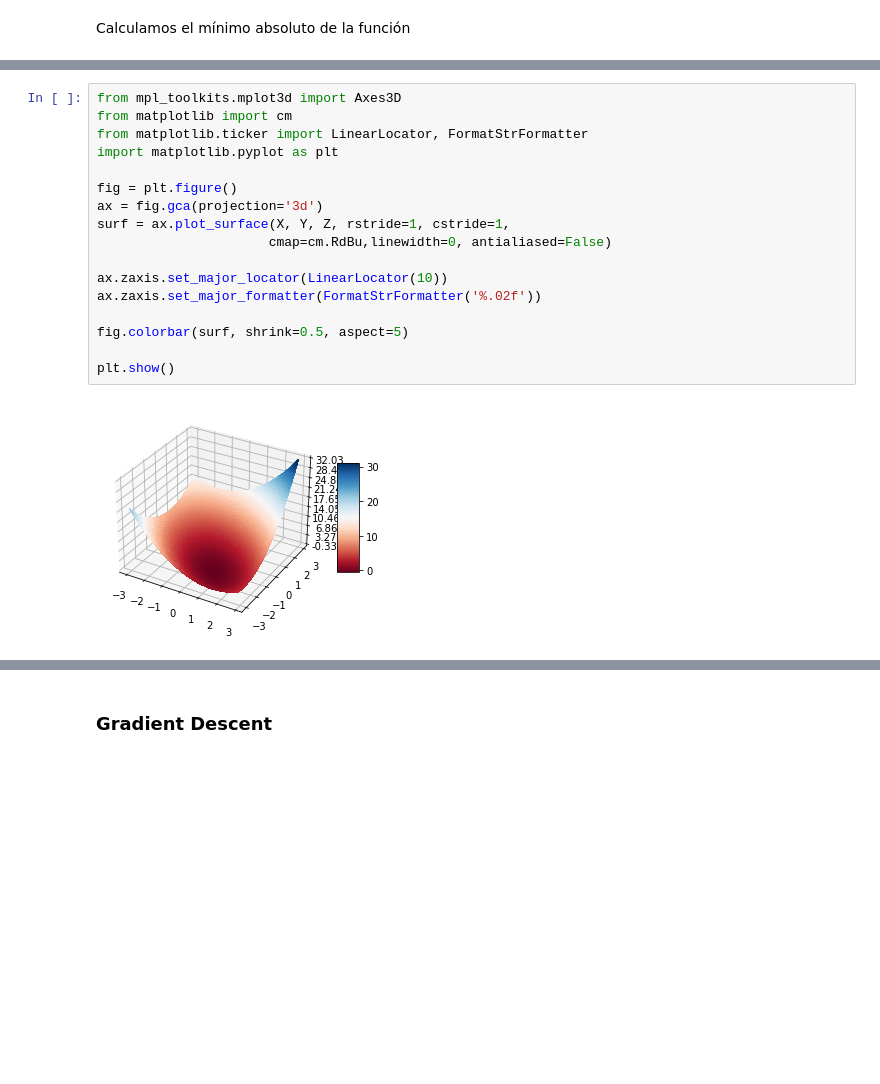
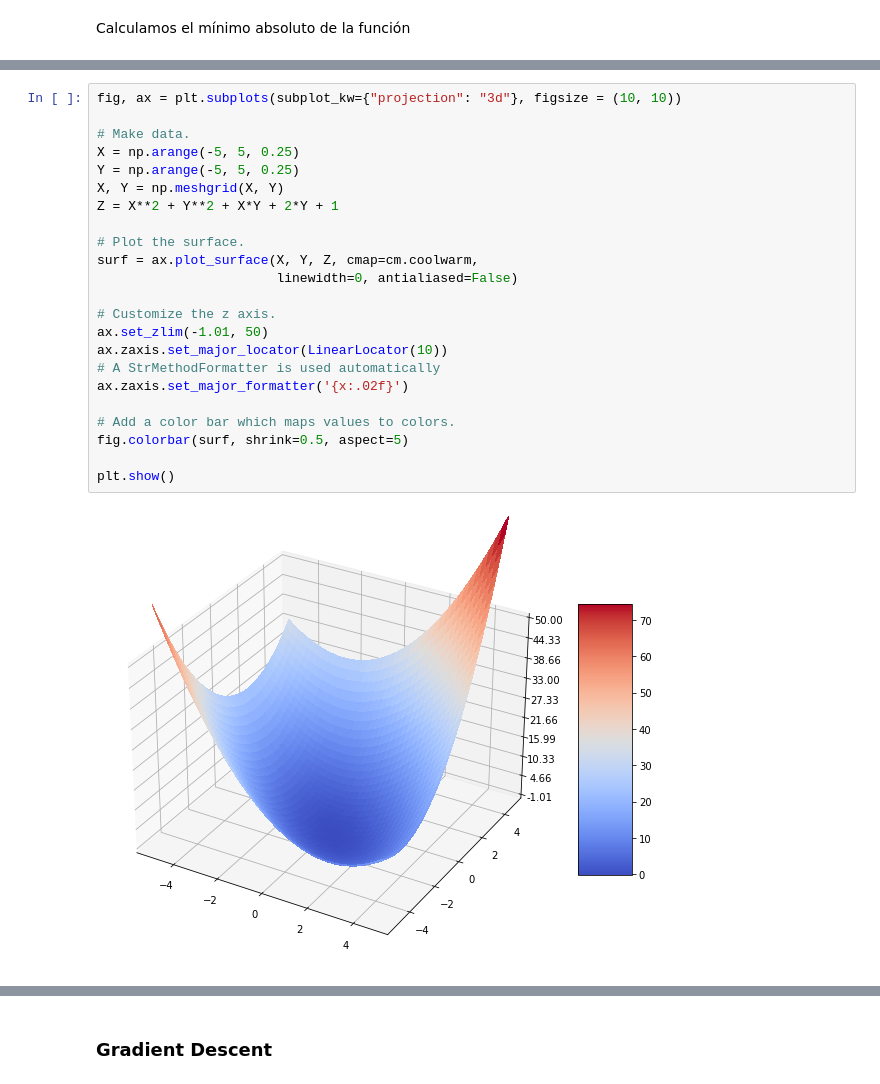
Before and after one commit to GZabalaG/AIMaster, a Jupyter notebook: Math for AI/Ejercicios_evaluables.ipynb, the cells around one changed output, grey strips where cells are left out. Drawn from its saved outputs; the diff is of its cells as text; blank space fills up the shorter version.

```diff
--- a/Math for AI/Ejercicios_evaluables.ipynb
+++ b/Math for AI/Ejercicios_evaluables.ipynb
@@ -253,19 +235,25 @@ show()
-# %%
-from mpl_toolkits.mplot3d import Axes3D
-from matplotlib import cm
-from matplotlib.ticker import LinearLocator, FormatStrFormatter
-import matplotlib.pyplot as plt
-
-fig = plt.figure()
-ax = fig.gca(projection='3d')
-surf = ax.plot_surface(X, Y, Z, rstride=1, cstride=1,
-                      cmap=cm.RdBu,linewidth=0, antialiased=False)
-
-ax.zaxis.set_major_locator(LinearLocator(10))
-ax.zaxis.set_major_formatter(FormatStrFormatter('%.02f'))
-
-fig.colorbar(surf, shrink=0.5, aspect=5)
-
-plt.show()
-# %% [output]
-[figure, removed]
+# %%
+fig, ax = plt.subplots(subplot_kw={"projection": "3d"}, figsize = (10, 10))
+
+# Make data.
+X = np.arange(-5, 5, 0.25)
+Y = np.arange(-5, 5, 0.25)
+X, Y = np.meshgrid(X, Y)
+Z = X**2 + Y**2 + X*Y + 2*Y + 1
+
+# Plot the surface.
+surf = ax.plot_surface(X, Y, Z, cmap=cm.coolwarm,
+                       linewidth=0, antialiased=False)
+
+# Customize the z axis.
+ax.set_zlim(-1.01, 50)
+ax.zaxis.set_major_locator(LinearLocator(10))
+# A StrMethodFormatter is used automatically
+ax.zaxis.set_major_formatter('{x:.02f}')
+
+# Add a color bar which maps values to colors.
+fig.colorbar(surf, shrink=0.5, aspect=5)
+
+plt.show()
+# %% [output]
+[figure, added]
```
Also changed, not shown: parts of 6 cells of this notebook.
